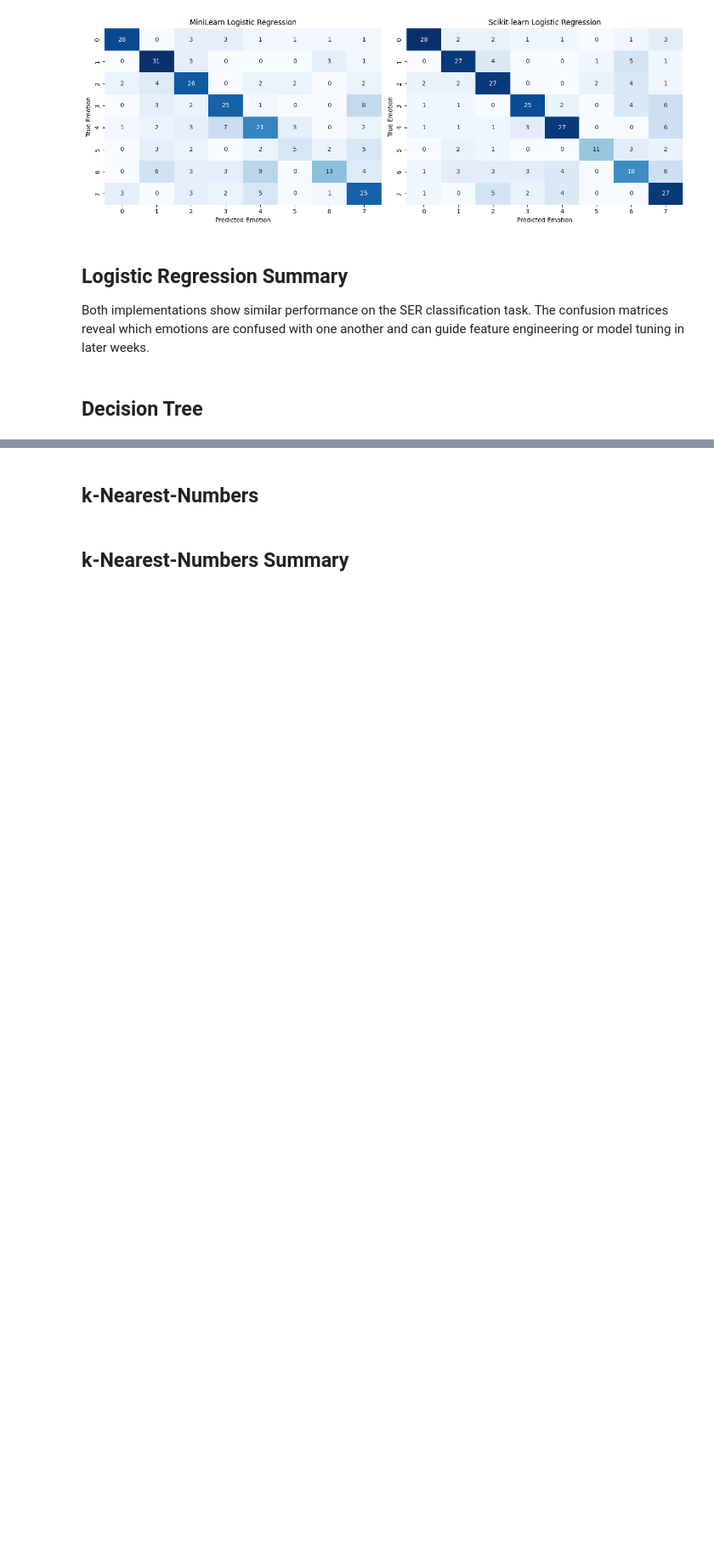
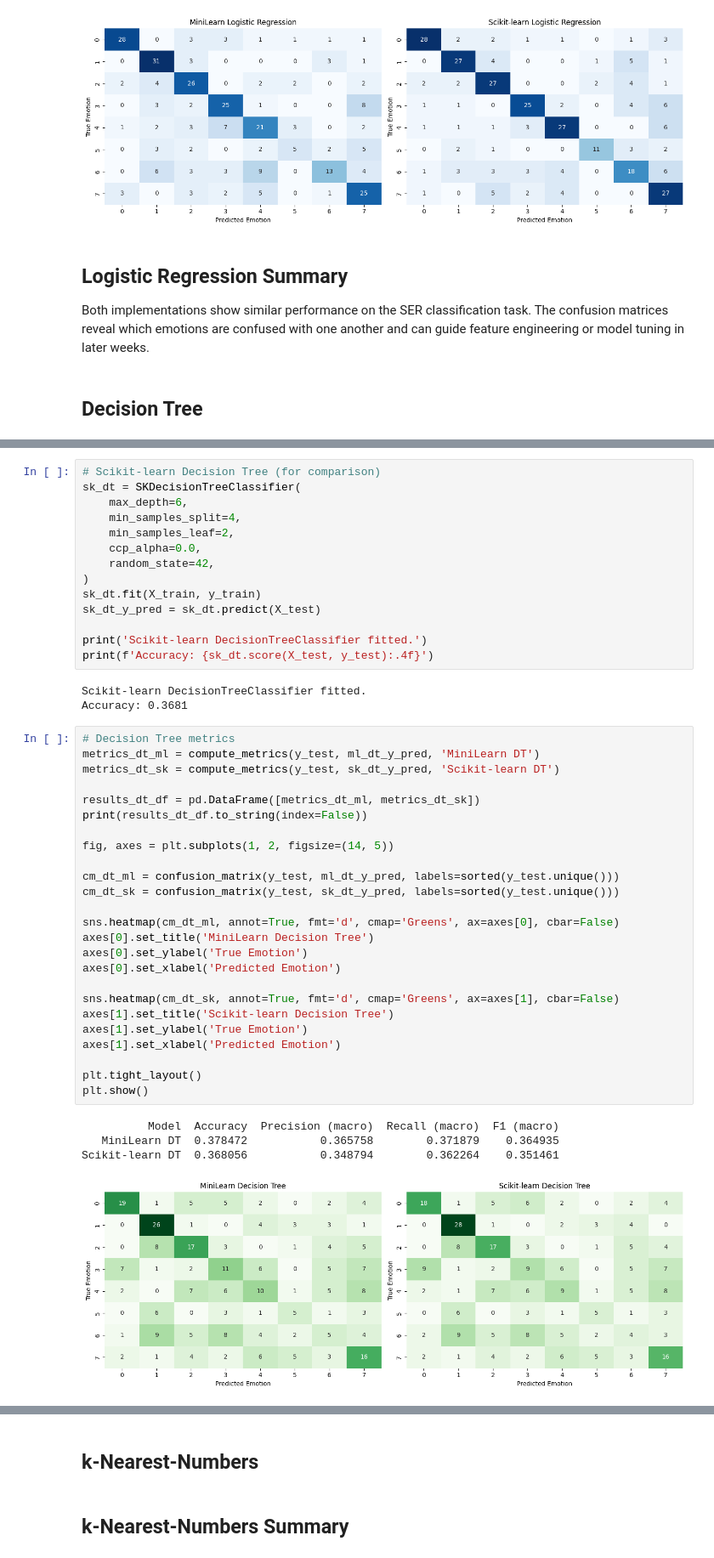
Before and after one commit to goldennapee-mu/Project_CSE432-532, a Jupyter notebook: SER_Project/notebooks/03_classifiers.ipynb, the cells around one changed output, grey strips where cells are left out. Shown at 85% size. Saved outputs shown, nothing was run; the diff lists cells and outputs as text; blank space fills up the shorter version.

Commit message:
Implemented Decision Tree in logistic.py, and filled out the Decision Tree Portion of the Week 7 notebook in 03_classification.ipynb.

```diff
--- a/SER_Project/notebooks/03_classifiers.ipynb
+++ b/SER_Project/notebooks/03_classifiers.ipynb
@@ -198,2 +216,49 @@ Both implementations show similar performance on the SER classification task. Th
+# %%
+# Scikit-learn Decision Tree (for comparison)
+sk_dt = SKDecisionTreeClassifier(
+    max_depth=6,
+    min_samples_split=4,
+    min_samples_leaf=2,
+    ccp_alpha=0.0,
+    random_state=42,
+)
+sk_dt.fit(X_train, y_train)
+sk_dt_y_pred = sk_dt.predict(X_test)
+
+print('Scikit-learn DecisionTreeClassifier fitted.')
+print(f'Accuracy: {sk_dt.score(X_test, y_test):.4f}')
+# %% [output]
+Scikit-learn DecisionTreeClassifier fitted.
+Accuracy: 0.3681
+# %%
+# Decision Tree metrics
+metrics_dt_ml = compute_metrics(y_test, ml_dt_y_pred, 'MiniLearn DT')
+metrics_dt_sk = compute_metrics(y_test, sk_dt_y_pred, 'Scikit-learn DT')
+
+results_dt_df = pd.DataFrame([metrics_dt_ml, metrics_dt_sk])
+print(results_dt_df.to_string(index=False))
+
+fig, axes = plt.subplots(1, 2, figsize=(14, 5))
+
+cm_dt_ml = confusion_matrix(y_test, ml_dt_y_pred, labels=sorted(y_test.unique()))
+cm_dt_sk = confusion_matrix(y_test, sk_dt_y_pred, labels=sorted(y_test.unique()))
+
+sns.heatmap(cm_dt_ml, annot=True, fmt='d', cmap='Greens', ax=axes[0], cbar=False)
+axes[0].set_title('MiniLearn Decision Tree')
+axes[0].set_ylabel('True Emotion')
+axes[0].set_xlabel('Predicted Emotion')
+
+sns.heatmap(cm_dt_sk, annot=True, fmt='d', cmap='Greens', ax=axes[1], cbar=False)
+axes[1].set_title('Scikit-learn Decision Tree')
+axes[1].set_ylabel('True Emotion')
+axes[1].set_xlabel('Predicted Emotion')
+
+plt.tight_layout()
+plt.show()
+# %% [output]
+          Model  Accuracy  Precision (macro)  Recall (macro)  F1 (macro)
+   MiniLearn DT  0.378472           0.365758        0.371879    0.364935
+Scikit-learn DT  0.368056           0.348794        0.362264    0.351461
+[figure, added]
 # %% [markdown]
 ## Decision Tree Summary
```
Also changed, not shown: parts of 3 cells of this notebook, 2 other files.
